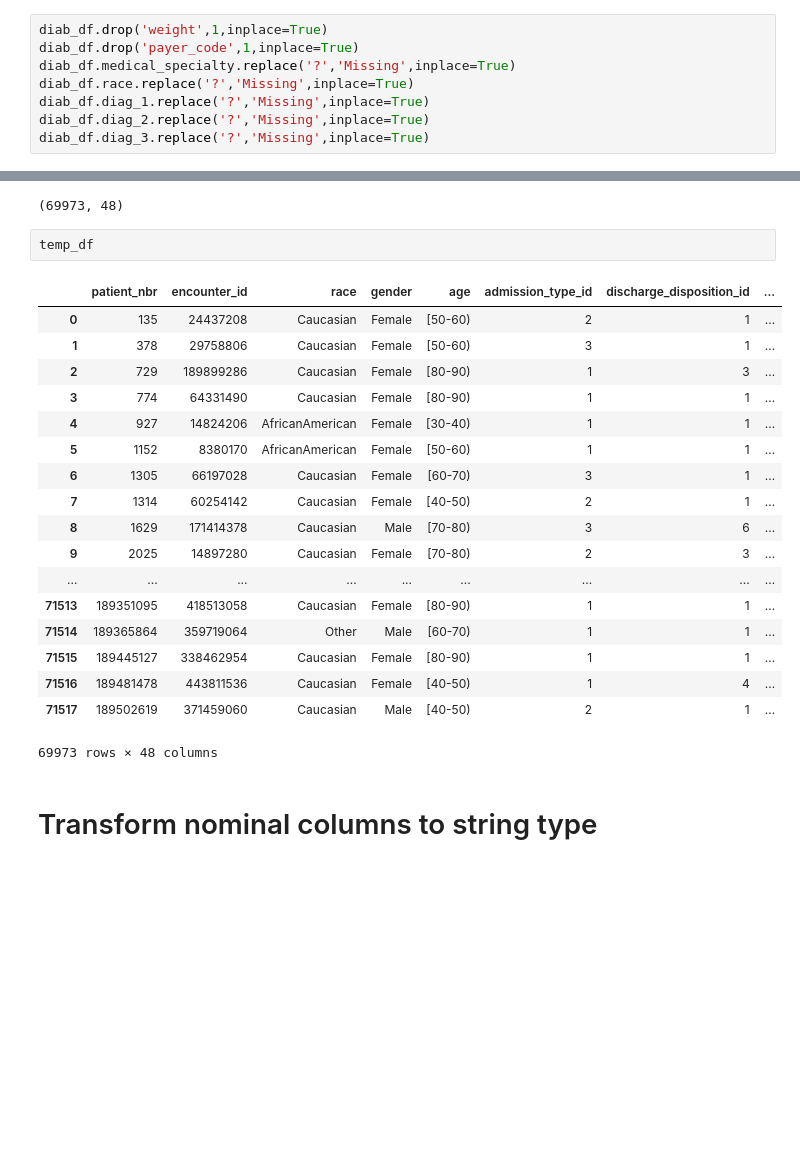
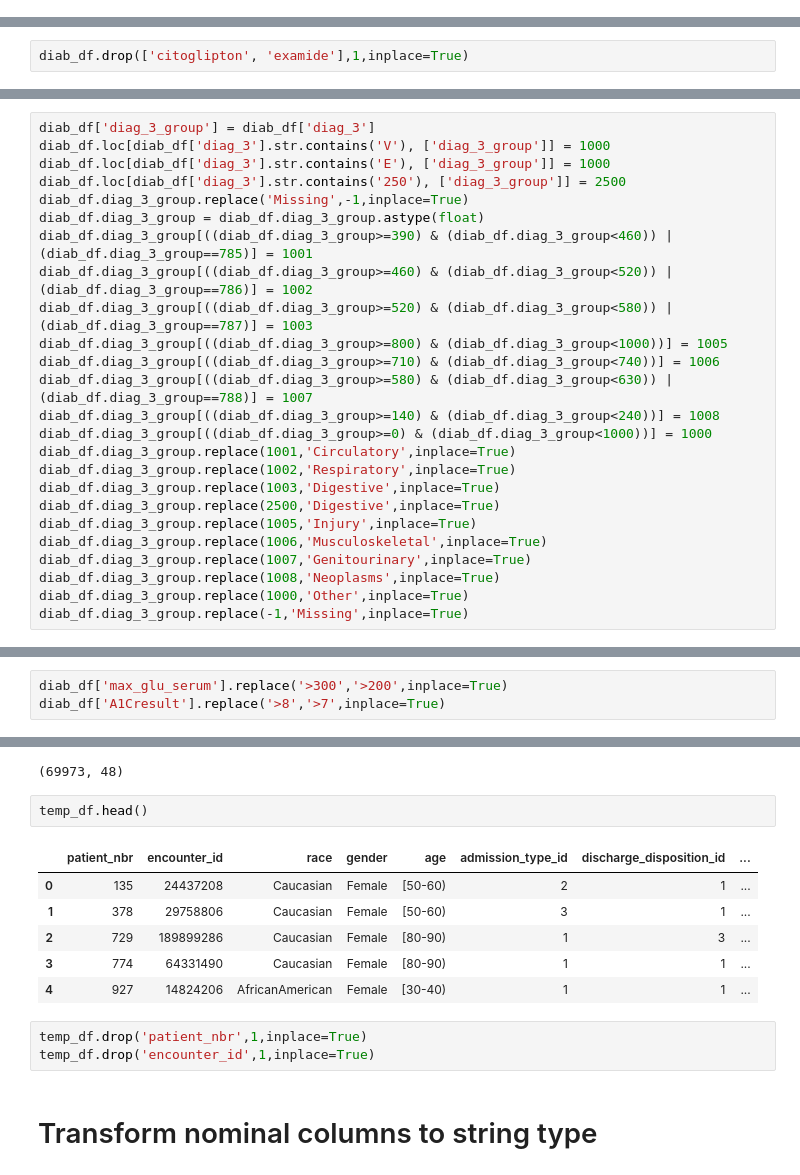
Before and after one commit to ChungHHuang/Capstone_project, a Jupyter notebook: ChungHsuan/Preprocessing.ipynb, the cells around one changed output, grey strips where cells are left out. Cells and saved outputs as stored; diff of their text form; blank space fills up the shorter version.

```diff
--- a/ChungHsuan/Preprocessing.ipynb
+++ b/ChungHsuan/Preprocessing.ipynb
@@ -54,8 +161,0 @@ missing_data.head(8)
-# %%
-diab_df.drop('weight',1,inplace=True)
-diab_df.drop('payer_code',1,inplace=True)
-diab_df.medical_specialty.replace('?','Missing',inplace=True)
-diab_df.race.replace('?','Missing',inplace=True)
-diab_df.diag_1.replace('?','Missing',inplace=True)
-diab_df.diag_2.replace('?','Missing',inplace=True)
-diab_df.diag_3.replace('?','Missing',inplace=True)
@@ -76,0 +164,2 @@ missing_data.head(8)
+# %%
+diab_df.drop(['citoglipton', 'examide'],1,inplace=True)
@@ -76,0 +218,25 @@ missing_data.head(8)
+# %%
+diab_df['diag_3_group'] = diab_df['diag_3']
+diab_df.loc[diab_df['diag_3'].str.contains('V'), ['diag_3_group']] = 1000
+diab_df.loc[diab_df['diag_3'].str.contains('E'), ['diag_3_group']] = 1000
+diab_df.loc[diab_df['diag_3'].str.contains('250'), ['diag_3_group']] = 2500
+diab_df.diag_3_group.replace('Missing',-1,inplace=True)
+diab_df.diag_3_group = diab_df.diag_3_group.astype(float)
+diab_df.diag_3_group[((diab_df.diag_3_group>=390) & (diab_df.diag_3_group<460)) | (diab_df.diag_3_group==785)] = 1001
+diab_df.diag_3_group[((diab_df.diag_3_group>=460) & (diab_df.diag_3_group<520)) | (diab_df.diag_3_group==786)] = 1002
+diab_df.diag_3_group[((diab_df.diag_3_group>=520) & (diab_df.diag_3_group<580)) | (diab_df.diag_3_group==787)] = 1003
+diab_df.diag_3_group[((diab_df.diag_3_group>=800) & (diab_df.diag_3_group<1000))] = 1005
+diab_df.diag_3_group[((diab_df.diag_3_group>=710) & (diab_df.diag_3_group<740))] = 1006
+diab_df.diag_3_group[((diab_df.diag_3_group>=580) & (diab_df.diag_3_group<630)) | (diab_df.diag_3_group==788)] = 1007
+diab_df.diag_3_group[((diab_df.diag_3_group>=140) & (diab_df.diag_3_group<240))] = 1008
+diab_df.diag_3_group[((diab_df.diag_3_group>=0) & (diab_df.diag_3_group<1000))] = 1000
+diab_df.diag_3_group.replace(1001,'Circulatory',inplace=True)
+diab_df.diag_3_group.replace(1002,'Respiratory',inplace=True)
+diab_df.diag_3_group.replace(1003,'Digestive',inplace=True)
+diab_df.diag_3_group.replace(2500,'Digestive',inplace=True)
+diab_df.diag_3_group.replace(1005,'Injury',inplace=True)
+diab_df.diag_3_group.replace(1006,'Musculoskeletal',inplace=True)
+diab_df.diag_3_group.replace(1007,'Genitourinary',inplace=True)
+diab_df.diag_3_group.replace(1008,'Neoplasms',inplace=True)
+diab_df.diag_3_group.replace(1000,'Other',inplace=True)
+diab_df.diag_3_group.replace(-1,'Missing',inplace=True)
@@ -76,0 +245,3 @@ missing_data.head(8)
+# %%
+diab_df['max_glu_serum'].replace('>300','>200',inplace=True)
+diab_df['A1Cresult'].replace('>8','>7',inplace=True)
@@ -92,26 +285,17 @@ temp_df.shape
 # %% [output]
 (69973, 48)
 # %%
-temp_df
+temp_df.head()
 # %% [output]
 |  | patient_nbr | encounter_id | race | gender | age | admission_type_id | discharge_disposition_id | ... |
 | 0 | 135 | 24437208 | Caucasian | Female | [50-60) | 2 | 1 | ... |
 | 1 | 378 | 29758806 | Caucasian | Female | [50-60) | 3 | 1 | ... |
 | 2 | 729 | 189899286 | Caucasian | Female | [80-90) | 1 | 3 | ... |
 | 3 | 774 | 64331490 | Caucasian | Female | [80-90) | 1 | 1 | ... |
 | 4 | 927 | 14824206 | AfricanAmerican | Female | [30-40) | 1 | 1 | ... |
-| 5 | 1152 | 8380170 | AfricanAmerican | Female | [50-60) | 1 | 1 | ... |
-| 6 | 1305 | 66197028 | Caucasian | Female | [60-70) | 3 | 1 | ... |
-| 7 | 1314 | 60254142 | Caucasian | Female | [40-50) | 2 | 1 | ... |
-| 8 | 1629 | 171414378 | Caucasian | Male | [70-80) | 3 | 6 | ... |
-| 9 | 2025 | 14897280 | Caucasian | Female | [70-80) | 2 | 3 | ... |
-| ... | ... | ... | ... | ... | ... | ... | ... | ... |
-| 71513 | 189351095 | 418513058 | Caucasian | Female | [80-90) | 1 | 1 | ... |
-| 71514 | 189365864 | 359719064 | Other | Male | [60-70) | 1 | 1 | ... |
-| 71515 | 189445127 | 338462954 | Caucasian | Female | [80-90) | 1 | 1 | ... |
-| 71516 | 189481478 | 443811536 | Caucasian | Female | [40-50) | 1 | 4 | ... |
-| 71517 | 189502619 | 371459060 | Caucasian | Male | [40-50) | 2 | 1 | ... |
-69973 rows × 48 columns
+# %%
+temp_df.drop('patient_nbr',1,inplace=True)
+temp_df.drop('encounter_id',1,inplace=True)
 # %% [markdown]
 # Transform nominal columns to string type
 # %%
```
Also changed, not shown: parts of 32 cells of this notebook, 2 other files.
